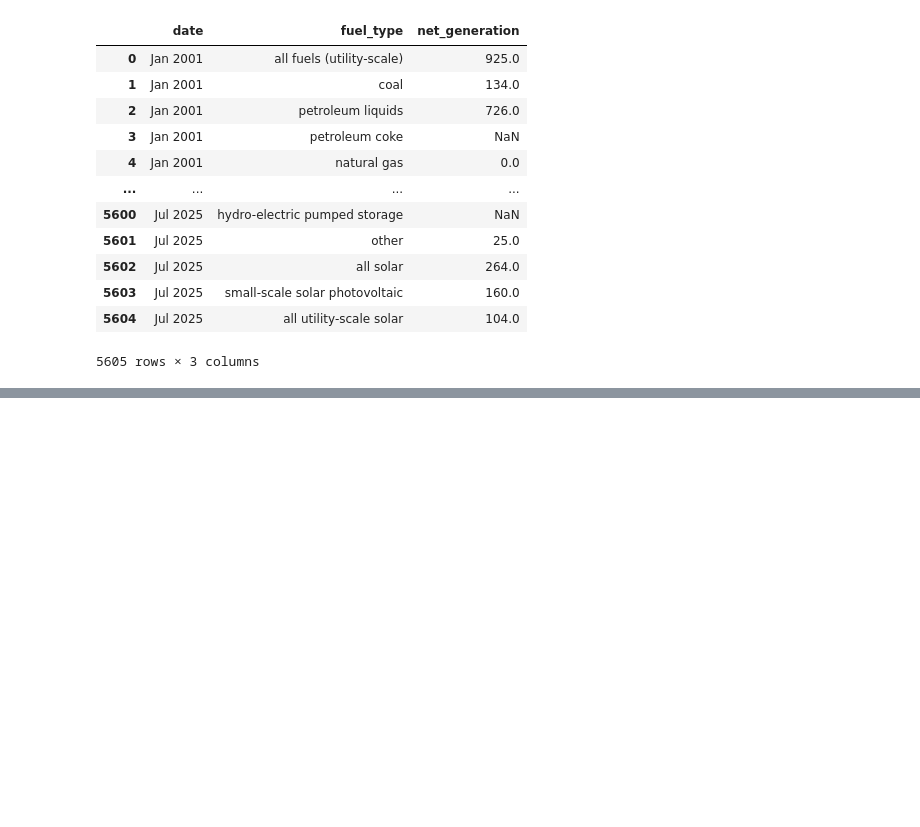
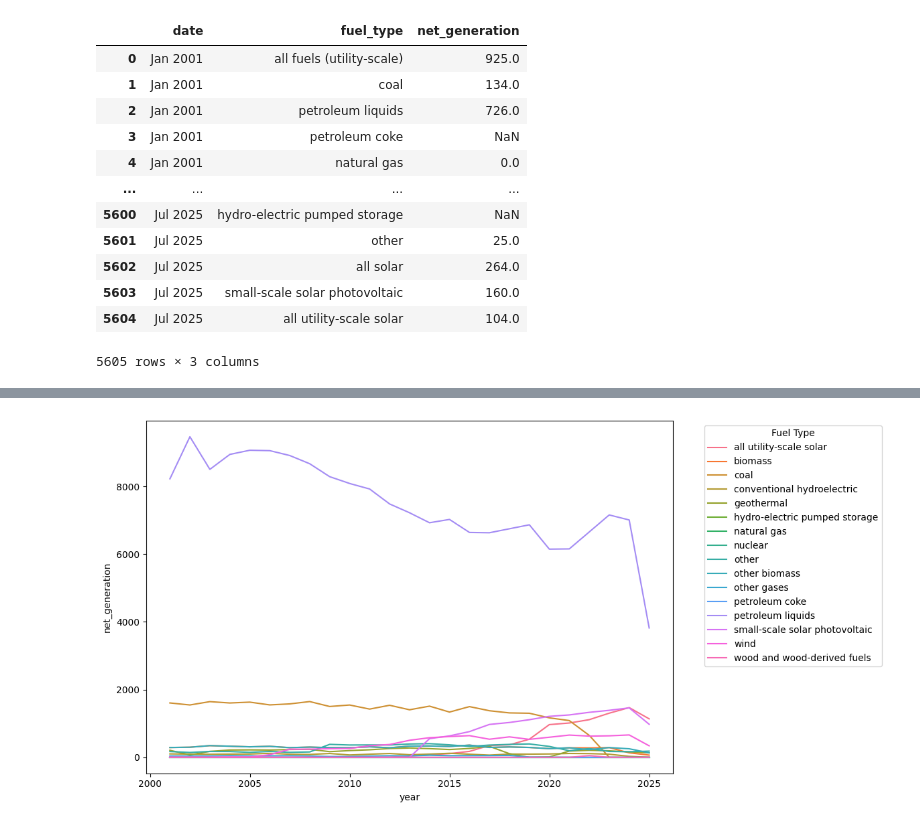
Before and after one commit to ashleyholen/Data-Science-Capstone, a Jupyter notebook: capstone.ipynb, the cells around one changed output, grey strips where cells are left out. Cells and saved outputs as stored; diff of their text form; code cells hidden in the pictures; blank space fills up the shorter version.

```diff
--- a/capstone.ipynb
+++ b/capstone.ipynb
@@ -108,0 +208,12 @@ tidy_df
+# %%
+yearly_sum_unique = yearly_sum[~yearly_sum["fuel_type"].isin(["all fuels (utility-scale)", "all solar"])]
+
+plt.figure(figsize=(12, 6))
+
+sns.lineplot(data=yearly_sum_unique, x="year", y="net_generation", hue = "fuel_type")
+
+plt.legend(title='Fuel Type', bbox_to_anchor=(1.05, 1), loc='upper left')
+plt.tight_layout()
+plt.show()
+# %% [output]
+[figure, added]
```
Also changed, not shown: parts of 10 cells of this notebook.
